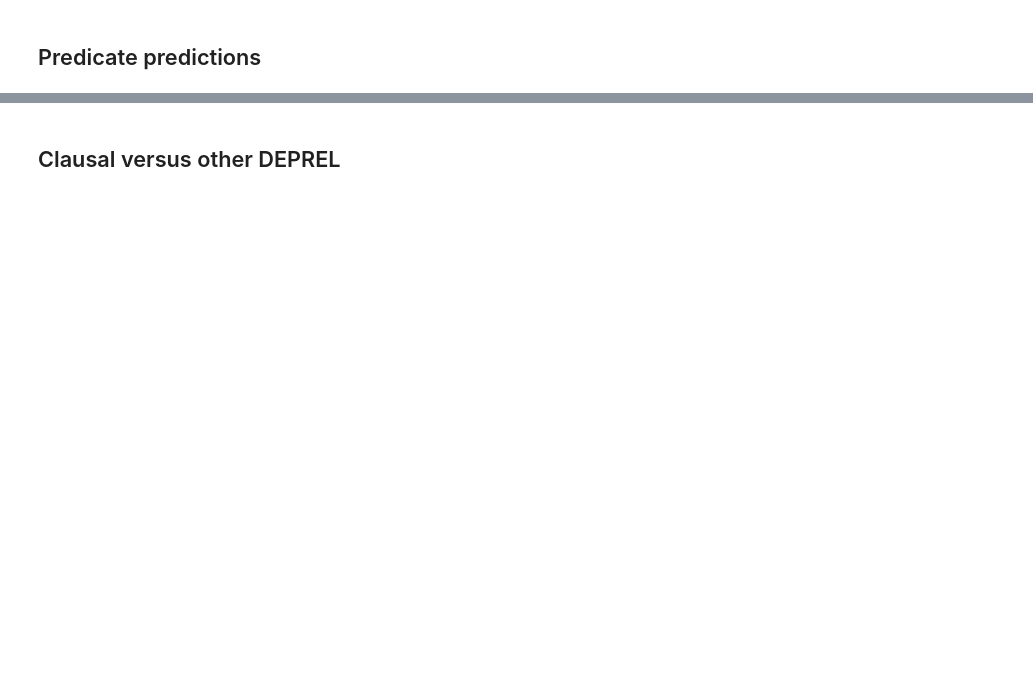
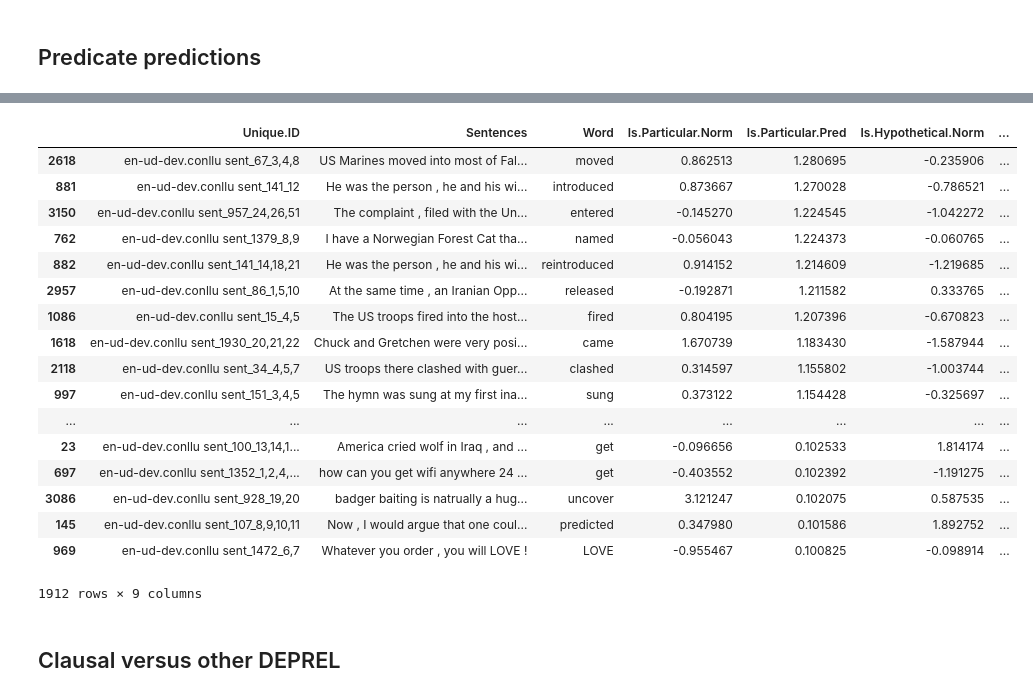
Before and after one commit to mdheller/factslab-python, a Jupyter notebook: bin/genericity_analysis.ipynb, the cells around one changed output, grey strips where cells are left out. Cells and saved outputs as stored; diff of their text form; code cells hidden in the pictures; blank space fills up the shorter version.

```diff
--- a/bin/genericity_analysis.ipynb
+++ b/bin/genericity_analysis.ipynb
@@ -446,6 +598,24 @@ plt.show()
 # %%
-pd.set_option('display.max_rows', None)
 display(pred_dev[(pred_dev['Is.Particular.Pred']>0.1) & (pred_dev['Is.Dynamic.Pred']>0.1)][['Unique.ID', 'Sentences', 'Word', 'Is.Particular.Norm', 'Is.Particular.Pred', 'Is.Hypothetical.Norm', 'Is.Hypothetical.Pred', 'Is.Dynamic.Norm', 'Is.Dynamic.Pred']].sort_values(by=['Is.Particular.Pred', 'Is.Dynamic.Pred'], ascending=False))
+# %% [output]
+|  | Unique.ID | Sentences | Word | Is.Particular.Norm | Is.Particular.Pred | Is.Hypothetical.Norm | ... |
+| 2618 | en-ud-dev.conllu sent_67_3,4,8 | US Marines moved into most of Fal... | moved | 0.862513 | 1.280695 | -0.235906 | ... |
+| 881 | en-ud-dev.conllu sent_141_12 | He was the person , he and his wi... | introduced | 0.873667 | 1.270028 | -0.786521 | ... |
+| 3150 | en-ud-dev.conllu sent_957_24,26,51 | The complaint , filed with the Un... | entered | -0.145270 | 1.224545 | -1.042272 | ... |
+| 762 | en-ud-dev.conllu sent_1379_8,9 | I have a Norwegian Forest Cat tha... | named | -0.056043 | 1.224373 | -0.060765 | ... |
+| 882 | en-ud-dev.conllu sent_141_14,18,21 | He was the person , he and his wi... | reintroduced | 0.914152 | 1.214609 | -1.219685 | ... |
+| 2957 | en-ud-dev.conllu sent_86_1,5,10 | At the same time , an Iranian Opp... | released | -0.192871 | 1.211582 | 0.333765 | ... |
+| 1086 | en-ud-dev.conllu sent_15_4,5 | The US troops fired into the host... | fired | 0.804195 | 1.207396 | -0.670823 | ... |
+| 1618 | en-ud-dev.conllu sent_1930_20,21,22 | Chuck and Gretchen were very posi... | came | 1.670739 | 1.183430 | -1.587944 | ... |
+| 2118 | en-ud-dev.conllu sent_34_4,5,7 | US troops there clashed with guer... | clashed | 0.314597 | 1.155802 | -1.003744 | ... |
+| 997 | en-ud-dev.conllu sent_151_3,4,5 | The hymn was sung at my first ina... | sung | 0.373122 | 1.154428 | -0.325697 | ... |
+| ... | ... | ... | ... | ... | ... | ... | ... |
+| 23 | en-ud-dev.conllu sent_100_13,14,1... | America cried wolf in Iraq , and ... | get | -0.096656 | 0.102533 | 1.814174 | ... |
+| 697 | en-ud-dev.conllu sent_1352_1,2,4,... | how can you get wifi anywhere 24 ... | get | -0.403552 | 0.102392 | -1.191275 | ... |
+| 3086 | en-ud-dev.conllu sent_928_19,20 | badger baiting is natrually a hug... | uncover | 3.121247 | 0.102075 | 0.587535 | ... |
+| 145 | en-ud-dev.conllu sent_107_8,9,10,11 | Now , I would argue that one coul... | predicted | 0.347980 | 0.101586 | 1.892752 | ... |
+| 969 | en-ud-dev.conllu sent_1472_6,7 | Whatever you order , you will LOVE ! | LOVE | -0.955467 | 0.100825 | -0.098914 | ... |
+1912 rows × 9 columns
 # %% [markdown]
 ## Clausal versus other DEPREL
 # %%
```
Also changed, not shown: parts of 17 cells of this notebook.
